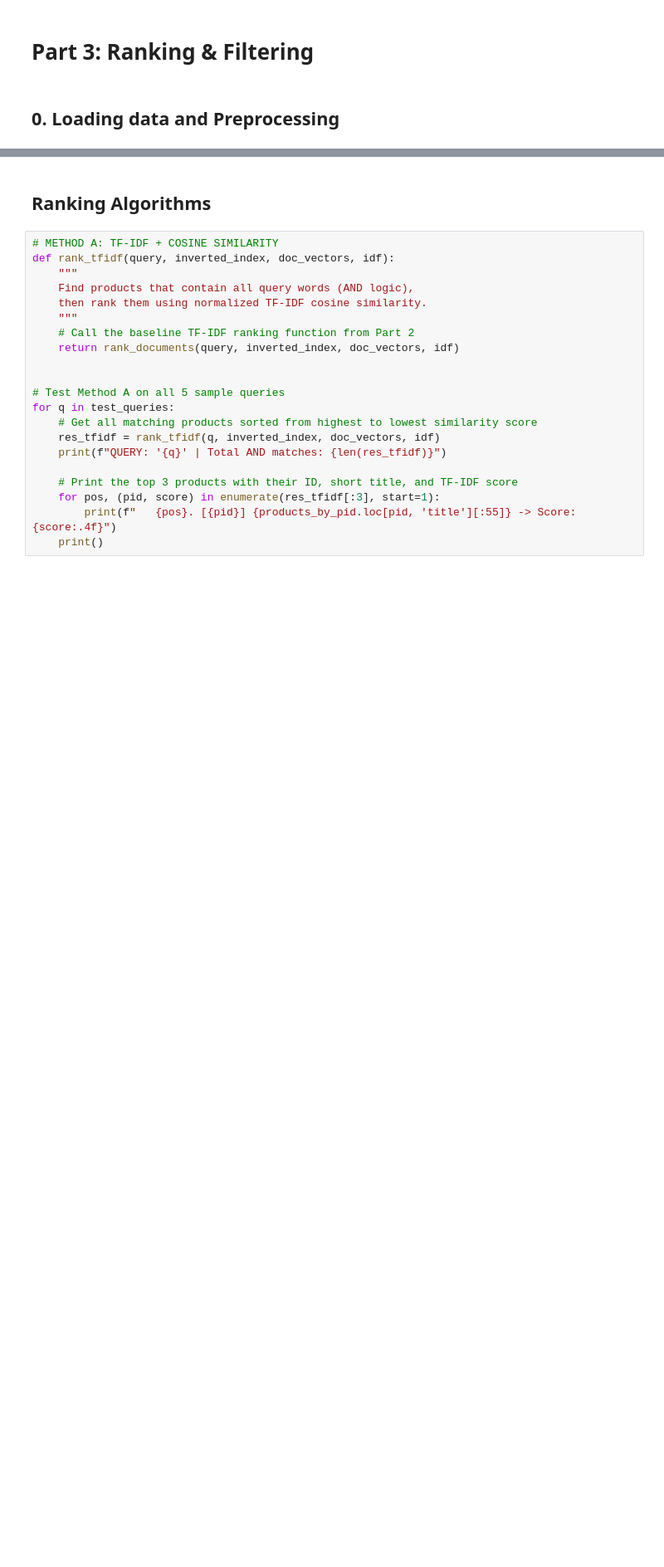
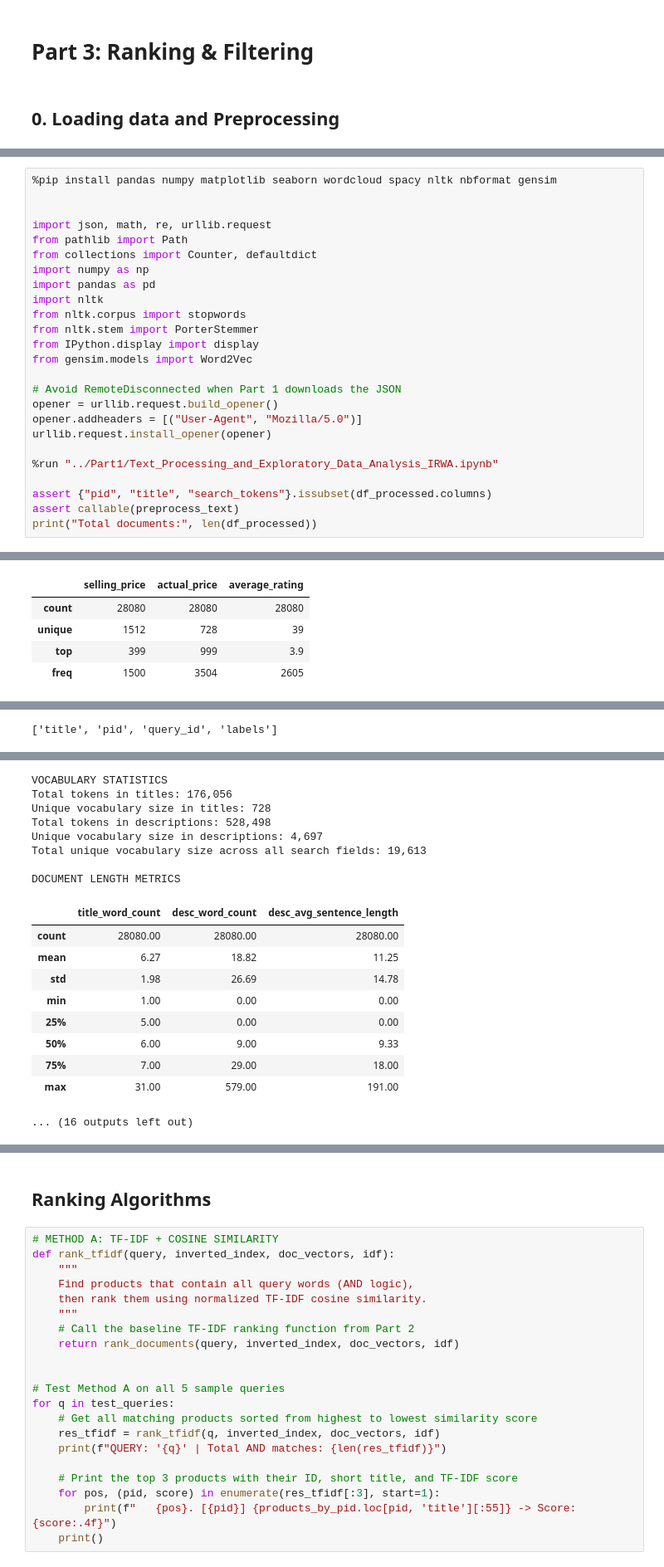
Before and after one commit to ana-martires/IRWA_FINAL_PROJECT, a Jupyter notebook: project_progress/Part3/IRWA_Part3_Ranking_and_Filtering.ipynb, the cells around one changed output, grey strips where cells are left out. Shown at 83% size. Drawn from its saved outputs; the diff is of its cells as text; blank space fills up the shorter version.

```diff
--- a/project_progress/Part3/IRWA_Part3_Ranking_and_Filtering.ipynb
+++ b/project_progress/Part3/IRWA_Part3_Ranking_and_Filtering.ipynb
@@ -4,0 +17,26 @@
+# %%
+%pip install pandas numpy matplotlib seaborn wordcloud spacy nltk nbformat gensim
+
+
+import json, math, re, urllib.request
+from pathlib import Path
+from collections import Counter, defaultdict
+import numpy as np
+import pandas as pd
+import nltk
+from nltk.corpus import stopwords
+from nltk.stem import PorterStemmer
+from IPython.display import display
+from gensim.models import Word2Vec
+
+# Avoid RemoteDisconnected when Part 1 downloads the JSON
+opener = urllib.request.build_opener()
+opener.addheaders = [("User-Agent", "Mozilla/5.0")]
+urllib.request.install_opener(opener)
+
+%run "../Part1/Text_Processing_and_Exploratory_Data_Analysis_IRWA.ipynb"
+
+assert {"pid", "title", "search_tokens"}.issubset(df_processed.columns)
+assert callable(preprocess_text)
+print("Total documents:", len(df_processed))
+# %% [output]
@@ -4,0 +86,5 @@
+|  | selling_price | actual_price | average_rating |
+| count | 28080 | 28080 | 28080 |
+| unique | 1512 | 728 | 39 |
+| top | 399 | 999 | 3.9 |
+| freq | 1500 | 3504 | 2605 |
@@ -4,0 +94 @@
+['title', 'pid', 'query_id', 'labels']
@@ -5 +140,19 @@
+VOCABULARY STATISTICS
+Total tokens in titles: 176,056
+Unique vocabulary size in titles: 728
+Total tokens in descriptions: 528,498
+Unique vocabulary size in descriptions: 4,697
+Total unique vocabulary size across all search fields: 19,613
+
+DOCUMENT LENGTH METRICS
+|  | title_word_count | desc_word_count | desc_avg_sentence_length |
+| count | 28080.00 | 28080.00 | 28080.00 |
+| mean | 6.27 | 18.82 | 11.25 |
+| std | 1.98 | 26.69 | 14.78 |
+| min | 1.00 | 0.00 | 0.00 |
+| 25% | 5.00 | 0.00 | 0.00 |
+| 50% | 6.00 | 9.00 | 9.33 |
+| 75% | 7.00 | 29.00 | 18.00 |
+| max | 31.00 | 579.00 | 191.00 |
+... (16 outputs left out)
 # %%
```
Also changed, not shown: parts of 5 cells of this notebook, 2 other files.
